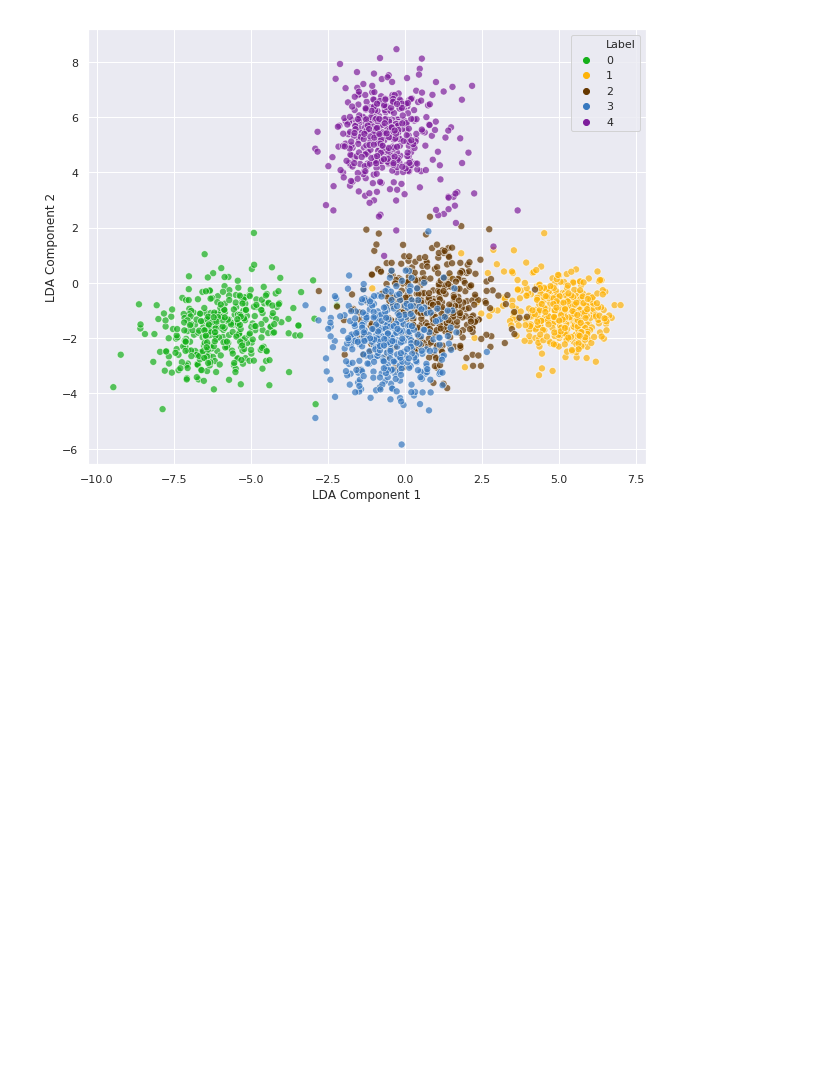
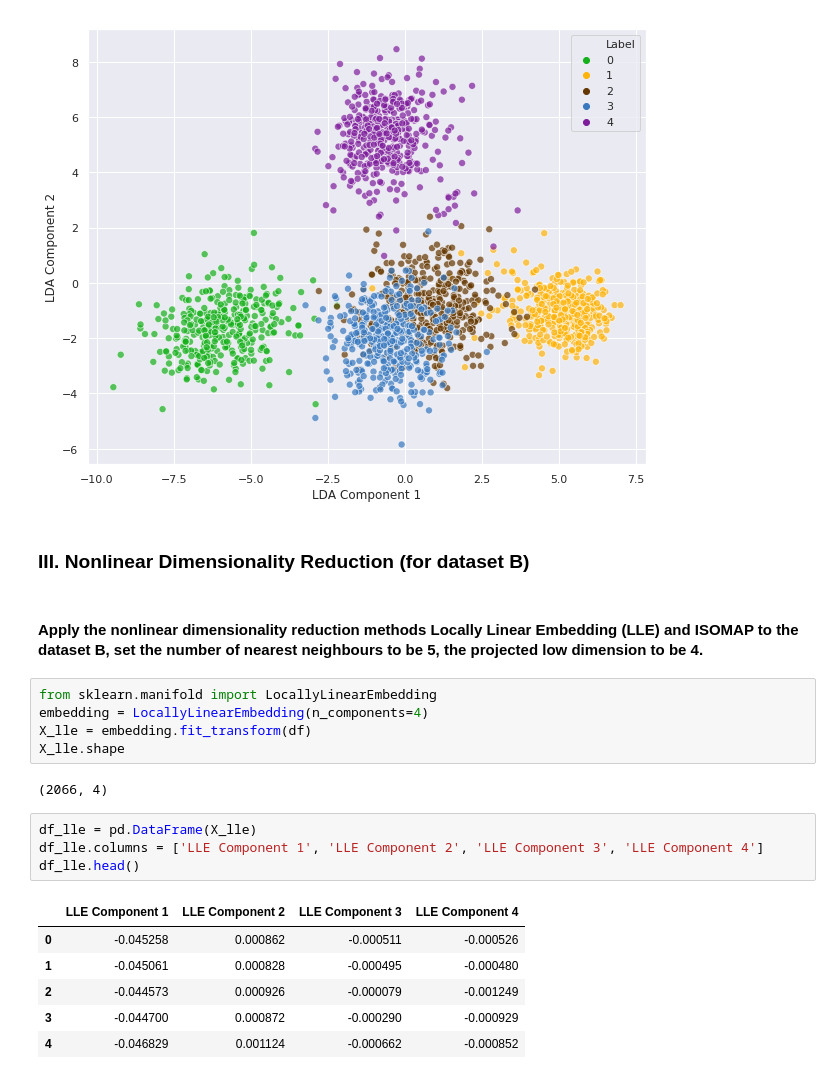
Before and after one commit to shreesha-1990/657A-Assignments, a Jupyter notebook: ECE - 657A Assignment1.ipynb, the cells around one changed output. Saved outputs shown, nothing was run; the diff lists cells and outputs as text; blank space fills up the shorter version.

```diff
--- a/ECE - 657A Assignment1.ipynb
+++ b/ECE - 657A Assignment1.ipynb
@@ -309,3 +309,25 @@ sns.scatterplot(ax = ax, x="LDA Component 1", y="LDA Component 2", alpha = 0.7,
 # %% [output]
 <matplotlib.axes._subplots.AxesSubplot at 0x...>
 [figure]
+# %% [markdown]
+### III. Nonlinear Dimensionality Reduction (for dataset B)
+# %% [markdown]
+#### Apply the nonlinear dimensionality reduction methods Locally Linear Embedding (LLE) and ISOMAP to the dataset B, set the number of nearest neighbours to be 5, the projected low dimension to be 4.
+# %%
+from sklearn.manifold import LocallyLinearEmbedding
+embedding = LocallyLinearEmbedding(n_components=4)
+X_lle = embedding.fit_transform(df)
+X_lle.shape
+# %% [output]
+(2066, 4)
+# %%
+df_lle = pd.DataFrame(X_lle)
+df_lle.columns = ['LLE Component 1', 'LLE Component 2', 'LLE Component 3', 'LLE Component 4']
+df_lle.head()
+# %% [output]
+|  | LLE Component 1 | LLE Component 2 | LLE Component 3 | LLE Component 4 |
+| 0 | -0.045258 | 0.000862 | -0.000511 | -0.000526 |
+| 1 | -0.045061 | 0.000828 | -0.000495 | -0.000480 |
+| 2 | -0.044573 | 0.000926 | -0.000079 | -0.001249 |
+| 3 | -0.044700 | 0.000872 | -0.000290 | -0.000929 |
+| 4 | -0.046829 | 0.001124 | -0.000662 | -0.000852 |
```
Also changed, not shown: parts of 8 cells of this notebook.
